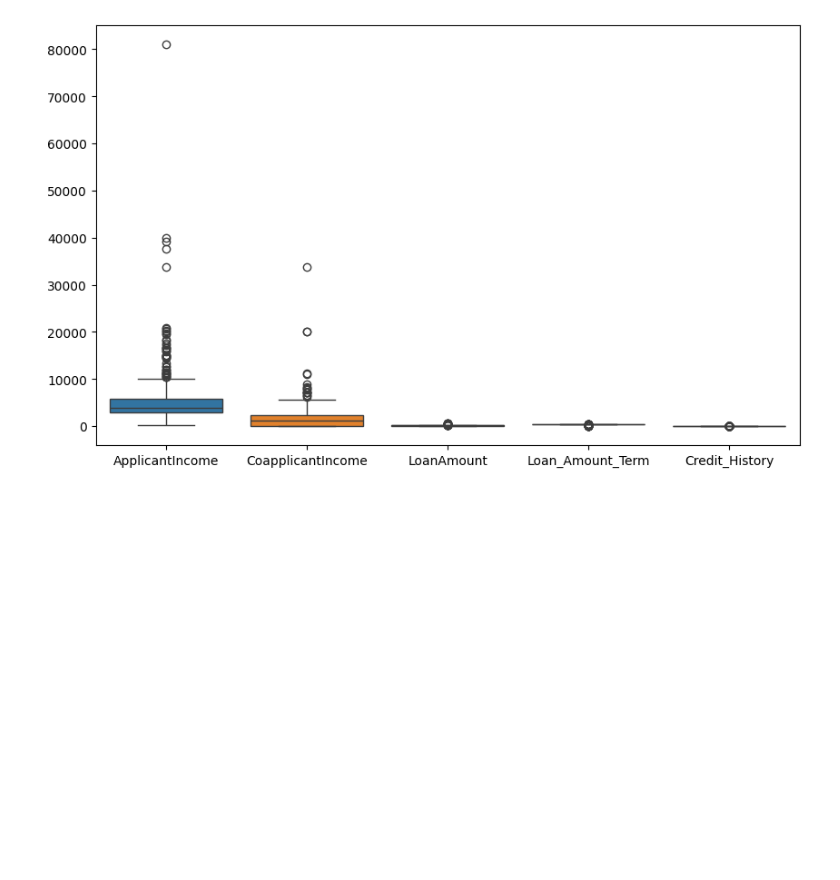
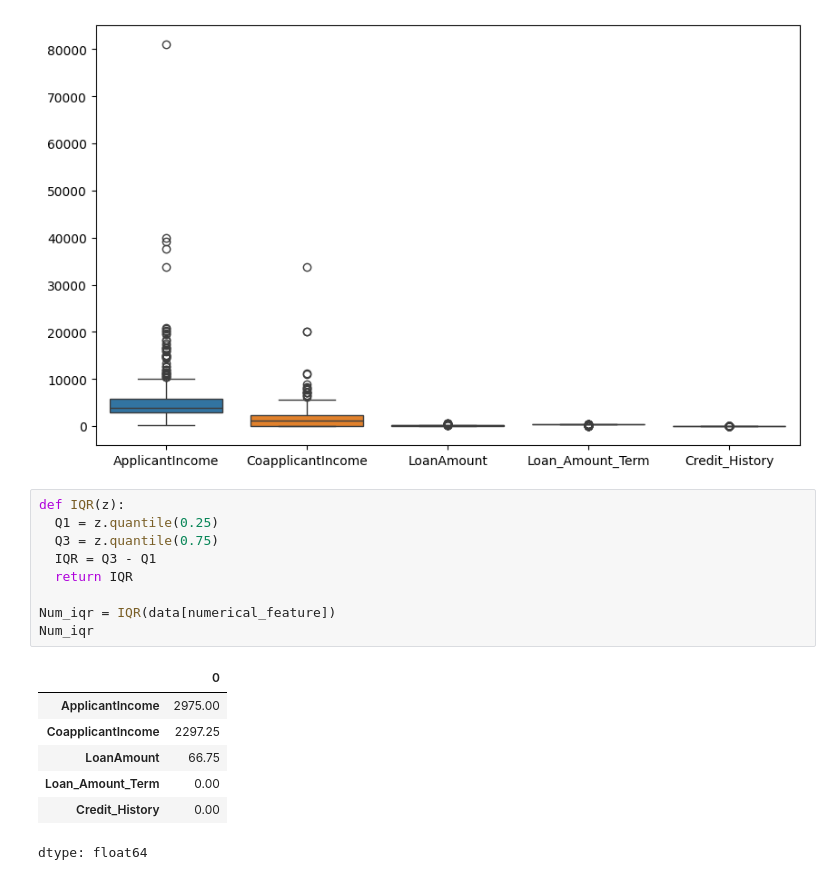
Before and after one commit to Hameedhullah/AI_ML-Course-, a Jupyter notebook: Loan_Approval_Prediction.ipynb, the cells around one changed output. Cells and saved outputs as stored; diff of their text form; blank space fills up the shorter version.

```diff
--- a/Loan_Approval_Prediction.ipynb
+++ b/Loan_Approval_Prediction.ipynb
@@ -293,3 +293,20 @@ sns.boxplot(data[numerical_feature])
 plt.show()
 # %% [output]
 [figure]
+# %%
+def IQR(z):
+  Q1 = z.quantile(0.25)
+  Q3 = z.quantile(0.75)
+  IQR = Q3 - Q1
+  return IQR
+
+Num_iqr = IQR(data[numerical_feature])
+Num_iqr
+# %% [output]
+|  | 0 |
+| ApplicantIncome | 2975.00 |
+| CoapplicantIncome | 2297.25 |
+| LoanAmount | 66.75 |
+| Loan_Amount_Term | 0.00 |
+| Credit_History | 0.00 |
+dtype: float64
```
Also changed, not shown: parts of 10 cells of this notebook.
